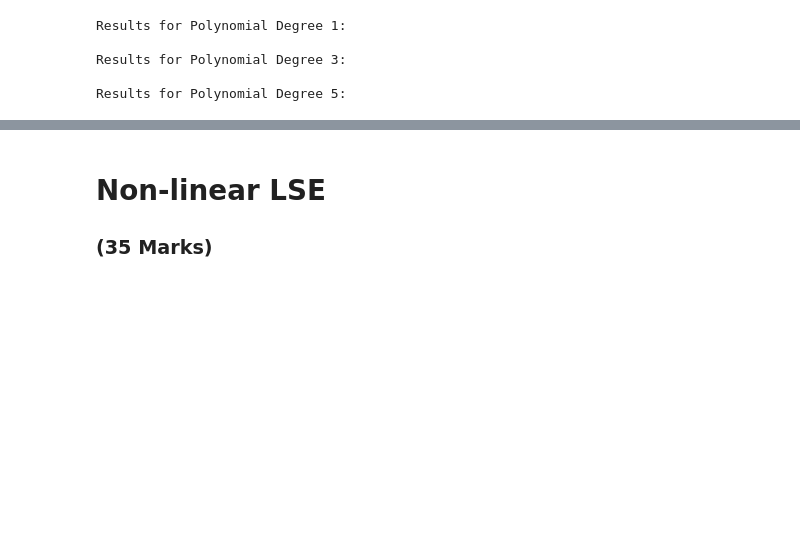
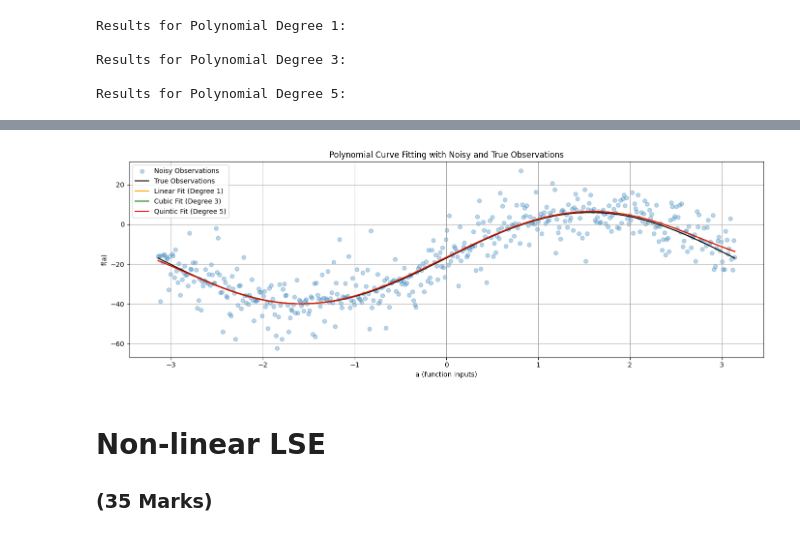
Before and after one commit to amandachoy1/engg680_2024_fall, a Jupyter notebook: Lab_Assignment_2/Assignment2.ipynb, the cells around one changed output, grey strips where cells are left out. Drawn from its saved outputs; the diff is of its cells as text; code cells hidden in the pictures; blank space fills up the shorter version.

```diff
--- a/Lab_Assignment_2/Assignment2.ipynb
+++ b/Lab_Assignment_2/Assignment2.ipynb
@@ -184,18 +203,22 @@ Results for Polynomial Degree 5:
 # use the estimated coefficients x and constants array a, construct polynomial functions for each degree
 # hint: use polyval function from numpy library (check input argument carefully)
 # (1 marks)
+degrees = [1, 3, 5]
 
-if degree == 1:
+for degree in degrees:
+
+    if degree == 1:
         line_uw = np.polyval(coeffs_reversed, a)  # Linear polynomial
         print(f"\nLinear Coefficients (Degree {degree}): {coeffs}")
         print(f"Linear Polynomial: {line_uw}\n")
 
-elif degree == 3:
+    elif degree == 3:
         cubic_uw = np.polyval(coeffs_reversed, a)  # Cubic polynomial
         print(f"Cubic Coefficients (Degree {degree}): {coeffs}")
         print(f"Cubic Polynomial: {cubic_uw}\n")
 
-elif degree == 5:
+    elif degree == 5:
         quintic_uw = np.polyval(coeffs_reversed, a)  # Quintic polynomial
         print(f"Quintic Coefficients (Degree {degree}): {coeffs}")
+        print(f"Quintic Polynomial: {quintic_uw}\n")
 # %% [output]
@@ -206,31 +245,32 @@ Quintic Coefficients (Degree 5): [-16.72496774  19.63961372   0.03979476  -2.082
 # for the polynomials of line, cubic and quintic, use color of orange, green and red respectively.
 # (2 marks)
 
-for degree in degrees: coeffs, cov_x, apv, residuals = fit_polynomial_curve(a, l, P, degree)
+for degree in degrees:
+    coeffs, cov_x, apv, residuals = fit_polynomial_curve(a, l, P, degree)
 
 if line_uw is None or cubic_uw is None or quintic_uw is None:
   print("One of the polynomial evaluations is None. Please check the fitting function.")
 else:
 
-fig, ax = plt.subplots(nrows=1, ncols=1, figsize=(14, 5))
+  fig, ax = plt.subplots(nrows=1, ncols=1, figsize=(14, 5))
 
-plt.scatter(a, l, color='tab:blue', label='Noisy Observations', alpha=0.3)
-plt.plot(a, l_true, color='black', label='True Observations', linewidth=1.5)
-plt.plot(a, line_uw, label='Linear Fit (Degree 1)', color='orange')
-plt.plot(a, cubic_uw, label='Cubic Fit (Degree 3)', color='green')
-plt.plot(a, quintic_uw, label='Quintic Fit (Degree 5)', color='red')
+  plt.scatter(a, l, color='tab:blue', label='Noisy Observations', alpha=0.3)
+  plt.plot(a, l_true, color='black', label='True Observations', linewidth=1.5)
+  plt.plot(a, line_uw, label='Linear Fit (Degree 1)', color='orange')
+  plt.plot(a, cubic_uw, label='Cubic Fit (Degree 3)', color='green')
+  plt.plot(a, quintic_uw, label='Quintic Fit (Degree 5)', color='red')
 
-plt.xlabel('a (function inputs)')
-plt.ylabel('f(a)')
-plt.legend()
-plt.title('Polynomial Curve Fitting with Noisy and True Observations')
+  plt.xlabel('a (function inputs)')
+  plt.ylabel('f(a)')
+  plt.legend()
+  plt.title('Polynomial Curve Fitting with Noisy and True Observations')
 
-ax.grid(True, which='both',ls='-',color='0.65')
+  ax.grid(True, which='both',ls='-',color='0.65')
 
-plt.xlabel('a (function inputs)')
-plt.ylabel('f(a)')
-plt.legend()
-plt.title('Polynomial Curve Fitting with Noisy and True Observations')
+  plt.xlabel('a (function inputs)')
+  plt.ylabel('f(a)')
+  plt.legend()
+  plt.title('Polynomial Curve Fitting with Noisy and True Observations')
 
-fig.tight_layout()
+  fig.tight_layout()
 # %% [output]
@@ -238,3 +277,4 @@ IndentationError: expected an indented block after 'else' statement on line 10 (
+[figure, added]
 # %%
 # step 9
 # print the a posterier variance factor for each polynomial function
```
Also changed, not shown: parts of 5 cells of this notebook.
